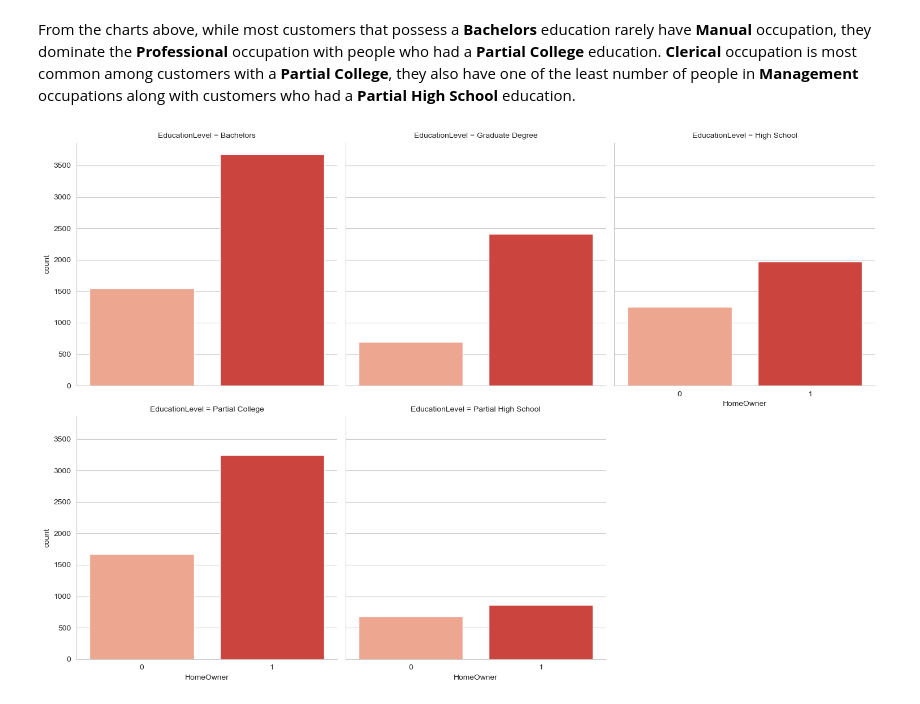
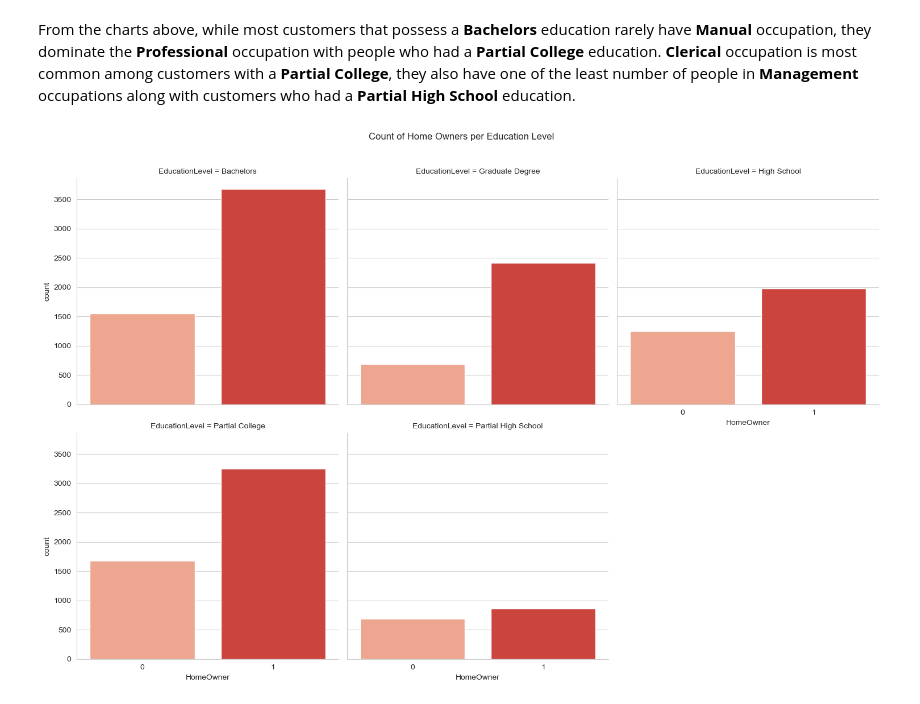
Before and after one commit to Oluwas3yifunmi/Store-EDA, a Jupyter notebook: Project.ipynb, the cells around one changed output. Saved outputs shown, nothing was run; the diff lists cells and outputs as text; code cells hidden in the pictures.

Commit message:
home owner insight

```diff
--- a/Project.ipynb
+++ b/Project.ipynb
@@ -182,14 +182,16 @@ From the charts above, while most customers that possess a **Bachelors** educati
 # %%
 customer['HomeOwner'] = customer['HomeOwner'].astype('category')
 customer['HomeOwner'] = customer['HomeOwner'].cat.rename_categories(new_categories={'Y':'Yes', 'N':'No'})
 #creating a code map
 code = customer['HomeOwner'].cat.codes
 categories = customer['HomeOwner']
 code_map = dict(zip(code,categories))
 #Encoding the column
 customer['HomeOwner'] = customer['HomeOwner'].cat.codes
 #Visualizing the column
 sns.catplot(kind='count', data=customer, x='HomeOwner', palette='Reds', col='EducationLevel', col_wrap=3)
+plt.suptitle('Count of Home Owners per Education Level')
+plt.subplots_adjust(top=.9)
 plt.show()
 # %% [output]
-[figure, old version]
+[figure, new version]
```
Also changed, not shown: parts of 1 cell of this notebook.
